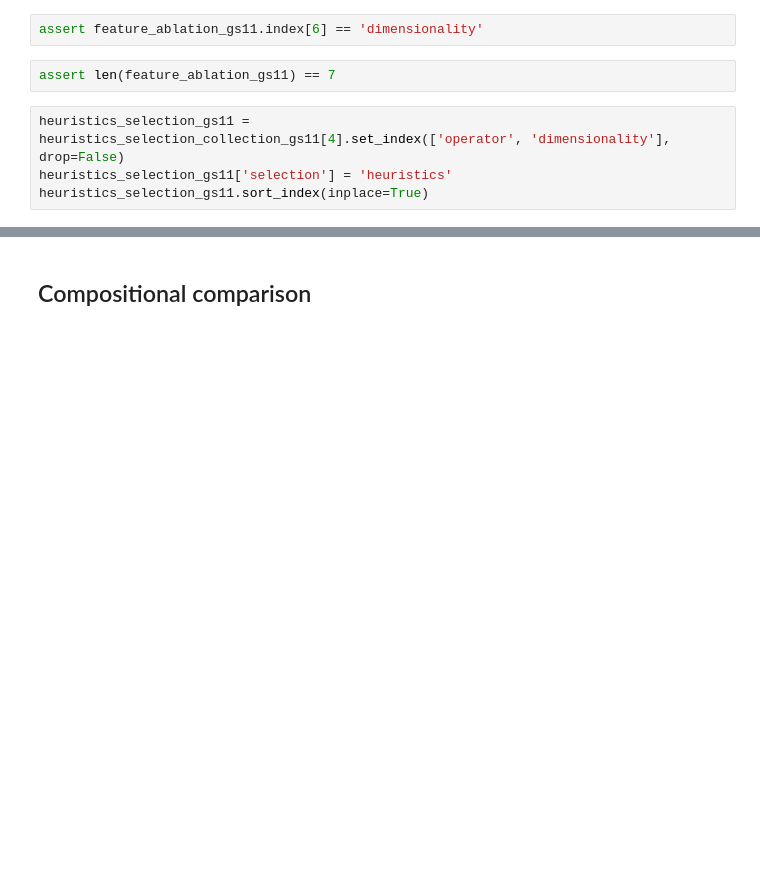
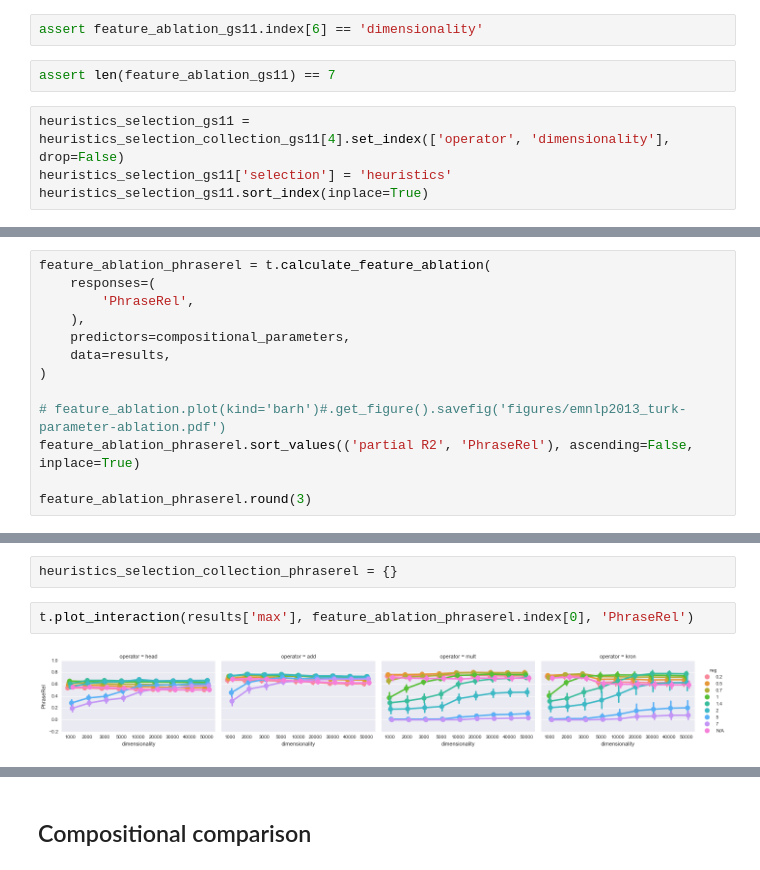
Before and after one commit to dimazest/thesis, a Jupyter notebook: supplement/parameter-selection.ipynb, the cells around one changed output, grey strips where cells are left out. Drawn from its saved outputs; the diff is of its cells as text; blank space fills up the shorter version.

Commit message:
PhraseRel

```diff
--- a/supplement/parameter-selection.ipynb
+++ b/supplement/parameter-selection.ipynb
@@ -1201,0 +1170,13 @@ t.plot_selection(
+# %%
+feature_ablation_phraserel = t.calculate_feature_ablation(
+    responses=(
+        'PhraseRel',
+    ),
+    predictors=compositional_parameters,
+    data=results,
+)
+
+# feature_ablation.plot(kind='barh')#.get_figure().savefig('figures/emnlp2013_turk-parameter-ablation.pdf')
+feature_ablation_phraserel.sort_values(('partial R2', 'PhraseRel'), ascending=False, inplace=True)
+
+feature_ablation_phraserel.round(3)
@@ -1201,0 +1202,6 @@ t.plot_selection(
+# %%
+heuristics_selection_collection_phraserel = {}
+# %%
+t.plot_interaction(results['max'], feature_ablation_phraserel.index[0], 'PhraseRel')
+# %% [output]
+[figure, added]
```
Also changed, not shown: parts of 37 cells of this notebook, 6 other files.
